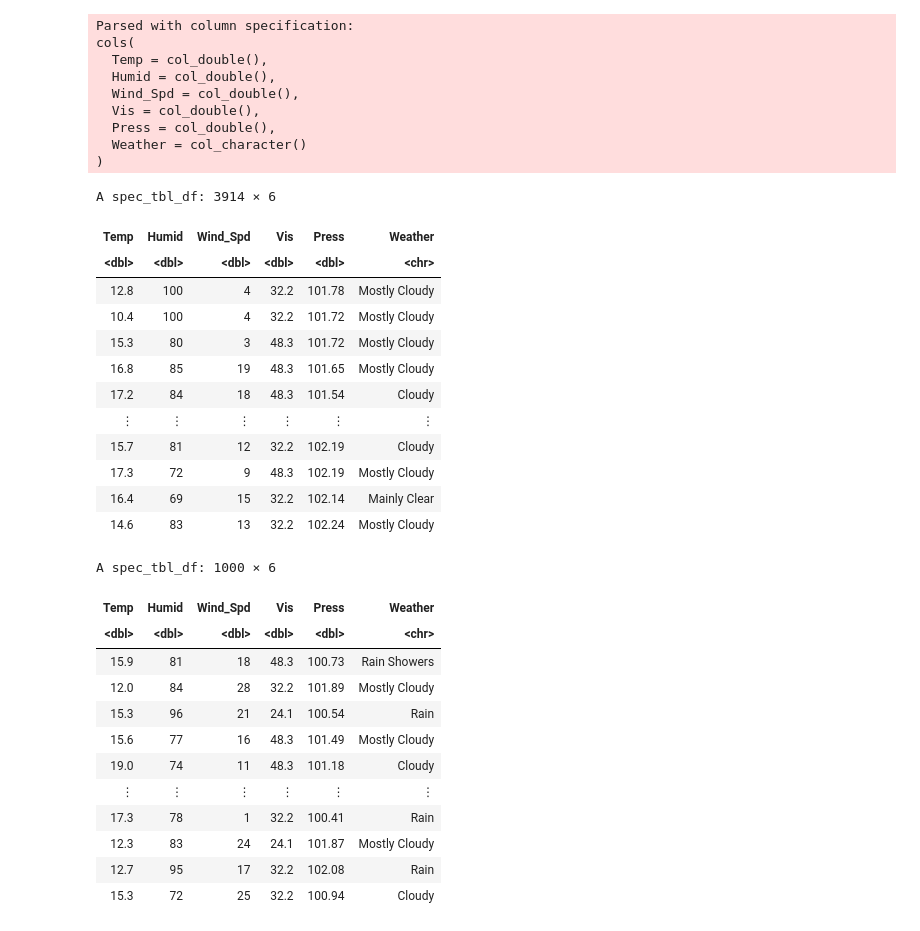
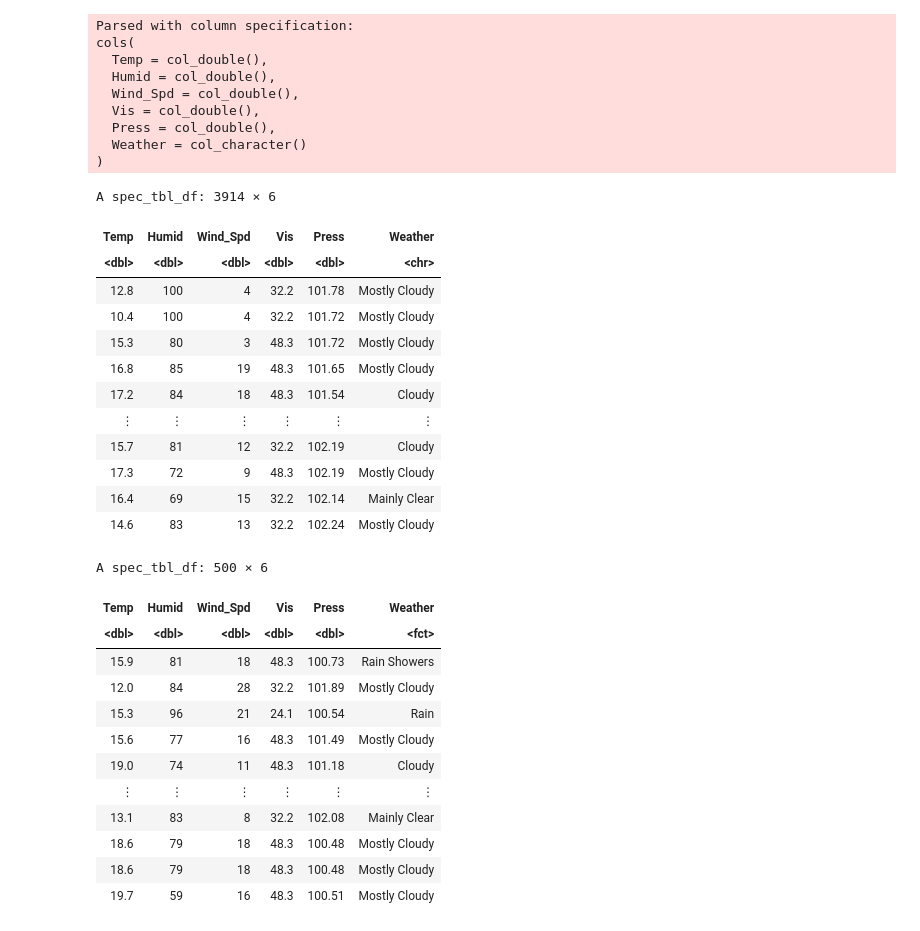
Before and after one commit to hyunseokjg/DSCI100-Group15-Project, a Jupyter notebook: Model.ipynb, the cells around one changed output. Cells and saved outputs as stored; diff of their text form; code cells hidden in the pictures.

```diff
--- a/Model.ipynb
+++ b/Model.ipynb
@@ -24,7 +11,7 @@ Warning message:
 # %%
 set.seed(2022)
 
-weather_data <- read_csv("data/testing_set.csv")
+weather_data <- read_csv("https://raw.githubusercontent.com/hyunseokjg/DSCI100-Group15-Project/main/data/testing_set.csv")
 weather_data
 
 #Let's remove the very rare weather classes for simplicity and so we do not overreppresent them when we balance our data
@@ -34,51 +21,52 @@ filtered_weather_data <- weather_data %>%
            Weather != "Moderate Rain",
            Weather != "Clear",
            Weather != "Moderate Rain,Fog") %>%
-    sample_n(1000)
+    mutate(Weather = as_factor(Weather)) %>%
+    sample_n(500)
 filtered_weather_data
 
 #Now we can split our dataset into training and testing sets using the initial_split function so we don't create our model with the same
 #data that we will use to test it later on.
 
 weather_split <- initial_split(filtered_weather_data, prop = 0.75, strata = Weather)
 weather_train = training(weather_split)
 weather_test = testing(weather_split)
 # %% [output]
 Parsed with column specification:
 cols(
   Temp = col_double(),
   Humid = col_double(),
   Wind_Spd = col_double(),
   Vis = col_double(),
   Press = col_double(),
   Weather = col_character()
 )
 A spec_tbl_df: 3914 × 6
 | Temp | Humid | Wind_Spd | Vis | Press | Weather |
 | <dbl> | <dbl> | <dbl> | <dbl> | <dbl> | <chr> |
 | 12.8 | 100 | 4 | 32.2 | 101.78 | Mostly Cloudy |
 | 10.4 | 100 | 4 | 32.2 | 101.72 | Mostly Cloudy |
 | 15.3 | 80 | 3 | 48.3 | 101.72 | Mostly Cloudy |
 | 16.8 | 85 | 19 | 48.3 | 101.65 | Mostly Cloudy |
 | 17.2 | 84 | 18 | 48.3 | 101.54 | Cloudy |
 | ⋮ | ⋮ | ⋮ | ⋮ | ⋮ | ⋮ |
 | 15.7 | 81 | 12 | 32.2 | 102.19 | Cloudy |
 | 17.3 | 72 | 9 | 48.3 | 102.19 | Mostly Cloudy |
 | 16.4 | 69 | 15 | 32.2 | 102.14 | Mainly Clear |
 | 14.6 | 83 | 13 | 32.2 | 102.24 | Mostly Cloudy |
-A spec_tbl_df: 1000 × 6
+A spec_tbl_df: 500 × 6
 | Temp | Humid | Wind_Spd | Vis | Press | Weather |
-| <dbl> | <dbl> | <dbl> | <dbl> | <dbl> | <chr> |
+| <dbl> | <dbl> | <dbl> | <dbl> | <dbl> | <fct> |
 | 15.9 | 81 | 18 | 48.3 | 100.73 | Rain Showers |
 | 12.0 | 84 | 28 | 32.2 | 101.89 | Mostly Cloudy |
 | 15.3 | 96 | 21 | 24.1 | 100.54 | Rain |
 | 15.6 | 77 | 16 | 48.3 | 101.49 | Mostly Cloudy |
 | 19.0 | 74 | 11 | 48.3 | 101.18 | Cloudy |
 | ⋮ | ⋮ | ⋮ | ⋮ | ⋮ | ⋮ |
-| 17.3 | 78 | 1 | 32.2 | 100.41 | Rain |
-| 12.3 | 83 | 24 | 24.1 | 101.87 | Mostly Cloudy |
-| 12.7 | 95 | 17 | 32.2 | 102.08 | Rain |
-| 15.3 | 72 | 25 | 32.2 | 100.94 | Cloudy |
+| 13.1 | 83 | 8 | 32.2 | 102.08 | Mainly Clear |
+| 18.6 | 79 | 18 | 48.3 | 100.48 | Mostly Cloudy |
+| 18.6 | 79 | 18 | 48.3 | 100.48 | Mostly Cloudy |
+| 19.7 | 59 | 16 | 48.3 | 100.51 | Mostly Cloudy |
 # %%
 set.seed(2022)
 
```
Also changed, not shown: parts of 3 cells of this notebook.
